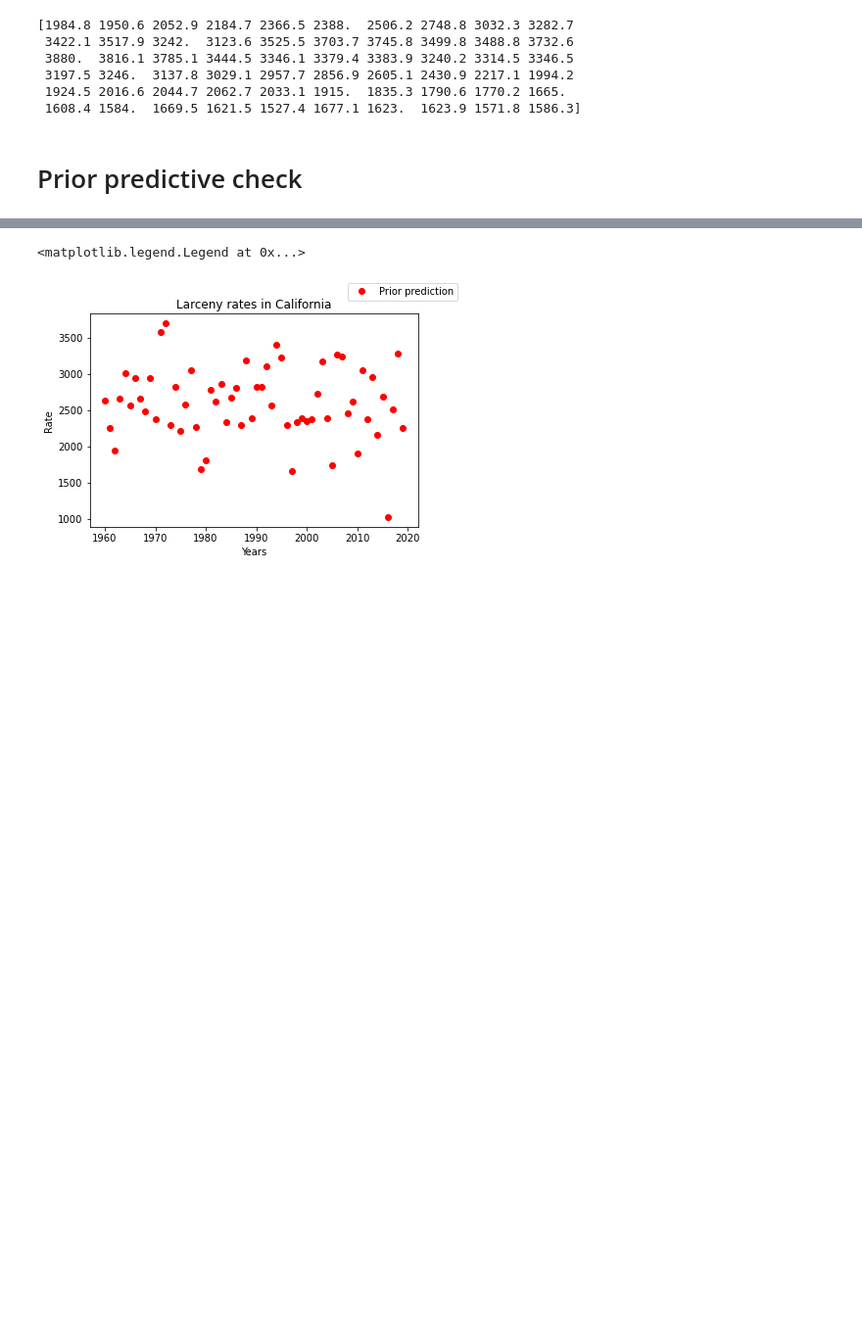
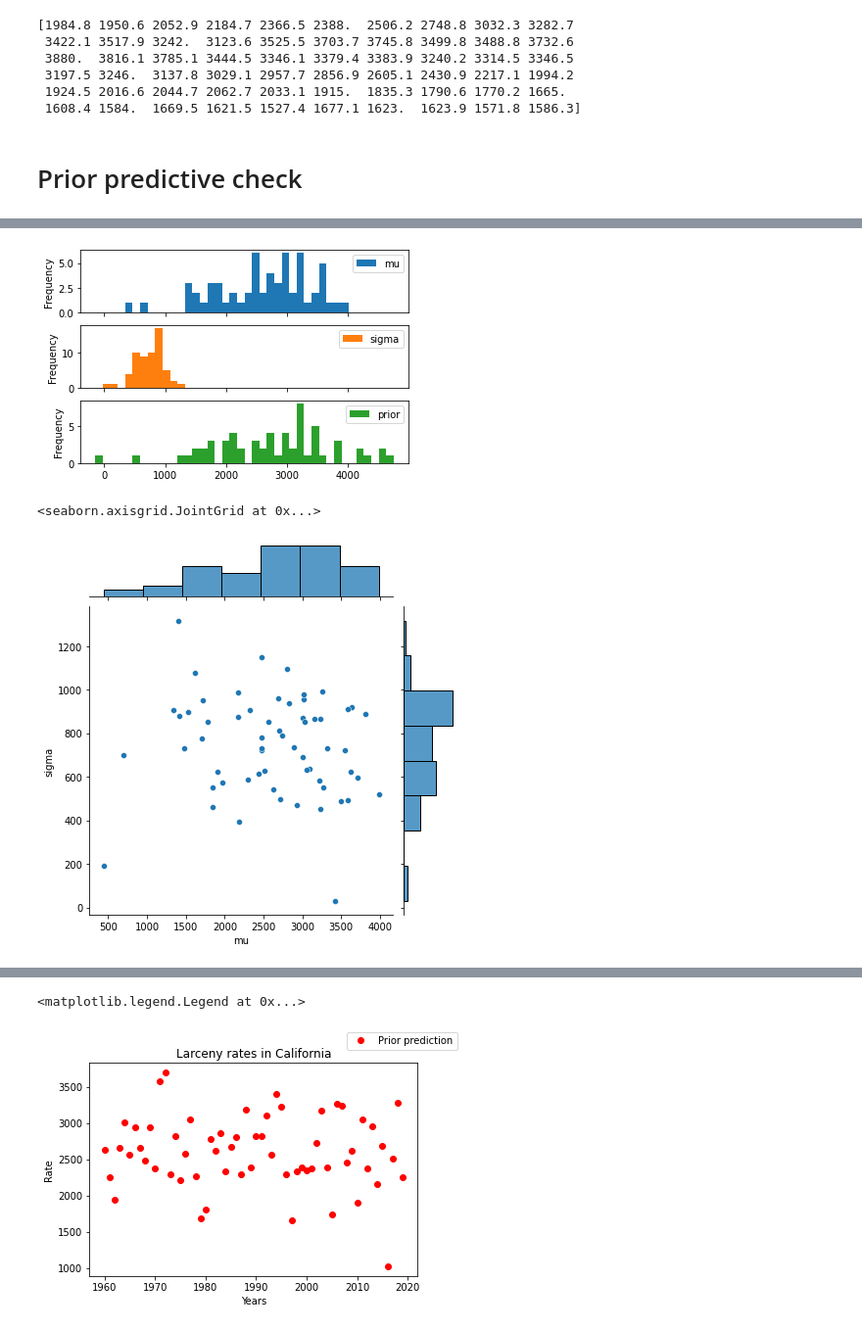
Before and after one commit to Katarzyna-W/DataAnalytics, a Jupyter notebook: Project/project (1).ipynb, the cells around one changed output, grey strips where cells are left out. Shown at 98% size. Cells and saved outputs as stored; diff of their text form; code cells hidden in the pictures; blank space fills up the shorter version.

```diff
--- a/Project/project (1).ipynb
+++ b/Project/project (1).ipynb
@@ -232,3 +256,18 @@ print(len(prior))
+# %%
+#histograms
+
+df = pd.DataFrame({'mu': mu_sim, 'sigma': sigma_sim, 'prior':prior})
+df.plot.hist(subplots=True, bins=40)
+plt.show()
+
+
+#joint distribution
+df2 = pd.DataFrame({'mu': mu_sim, 'sigma': sigma_sim})
+sns.jointplot(df2.mu, df2.sigma)
+# %% [output]
+[figure, added]
+<seaborn.axisgrid.JointGrid at 0x...>
+[figure, added]
 # %%
 fig,ax = plt.subplots()
 x= list(range(1960,2020))
```
Also changed, not shown: parts of 13 cells of this notebook, 7 other files.
